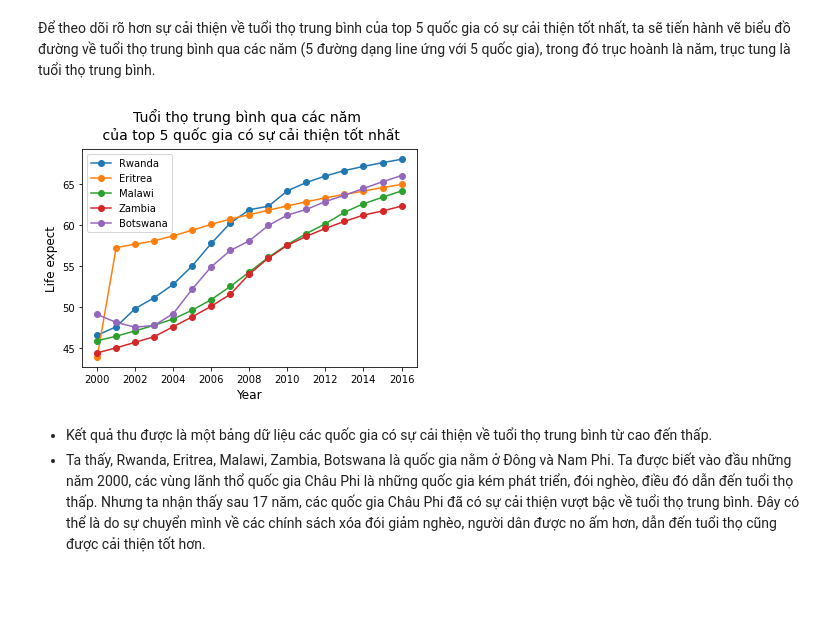
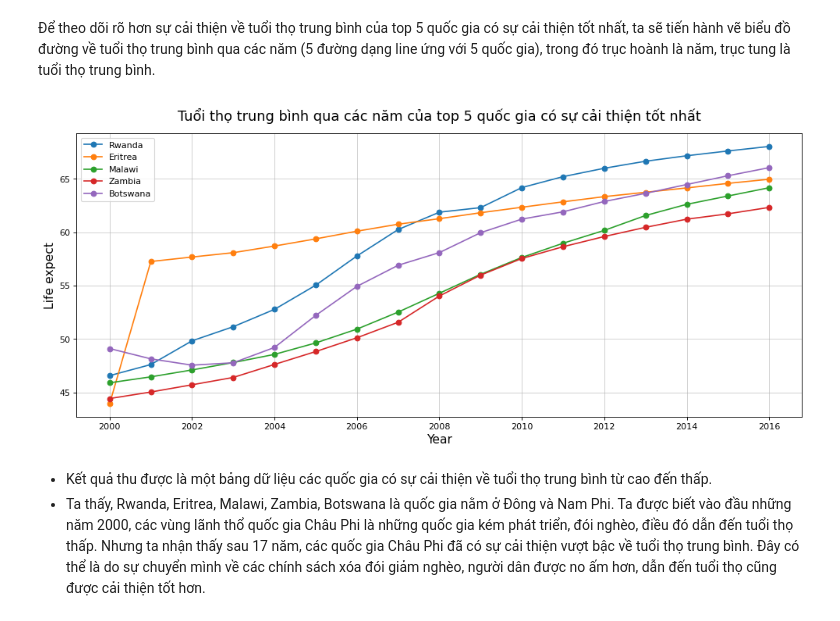
Before and after one commit to dhptrung/P4DS-FinalProject, a Jupyter notebook: P4DS-FinalProject.ipynb, the cells around one changed output. Drawn from its saved outputs; the diff is of its cells as text; code cells hidden in the pictures; blank space fills up the shorter version.

```diff
--- a/P4DS-FinalProject.ipynb
+++ b/P4DS-FinalProject.ipynb
@@ -358,17 +373,21 @@ enhance_df.head(5)
 # %%
 def plot_line(s):
     country_df = df[df['country']==s]
     plt.plot(country_df['year'], country_df['life_expect'], 'o-')
 
+plt.figure(figsize=(15, 6), dpi=80)
+
 for country in enhance_df[:5].index:
     plot_line(country)
+
 plt.legend(enhance_df[:5].index)
-plt.title('Tuổi thọ trung bình qua các năm \n của top 5 quốc gia có sự cải thiện tốt nhất', pad=10, fontsize=14)
-plt.xlabel('Year', fontsize=12)
-plt.ylabel('Life expect', fontsize=12)
+plt.title('Tuổi thọ trung bình qua các năm của top 5 quốc gia có sự cải thiện tốt nhất', pad=15, fontsize=16)
+plt.xlabel('Year', fontsize=14)
+plt.ylabel('Life expect', fontsize=14)
+plt.grid(linestyle='-', linewidth=0.5)
 plt.show()
 # %% [output]
-[figure, old version]
+[figure, new version]
 # %% [markdown]
 - Kết quả thu được là một bảng dữ liệu các quốc gia có sự cải thiện về tuổi thọ trung bình từ cao đến thấp.
 - Ta thấy, Rwanda, Eritrea, Malawi, Zambia, Botswana là quốc gia nằm ở Đông và Nam Phi. Ta được biết vào đầu những năm 2000, các vùng lãnh thổ quốc gia Châu Phi là những quốc gia kém phát triển, đói nghèo, điều đó dẫn đến tuổi thọ thấp. Nhưng ta nhận thấy sau 17 năm, các quốc gia Châu Phi đã có sự cải thiện vượt bậc về tuổi thọ trung bình. Đây có thể là do sự chuyển mình về các chính sách xóa đói giảm nghèo, người dân được no ấm hơn, dẫn đến tuổi thọ cũng được cải thiện tốt hơn.
```
Also changed, not shown: parts of 22 cells of this notebook.
